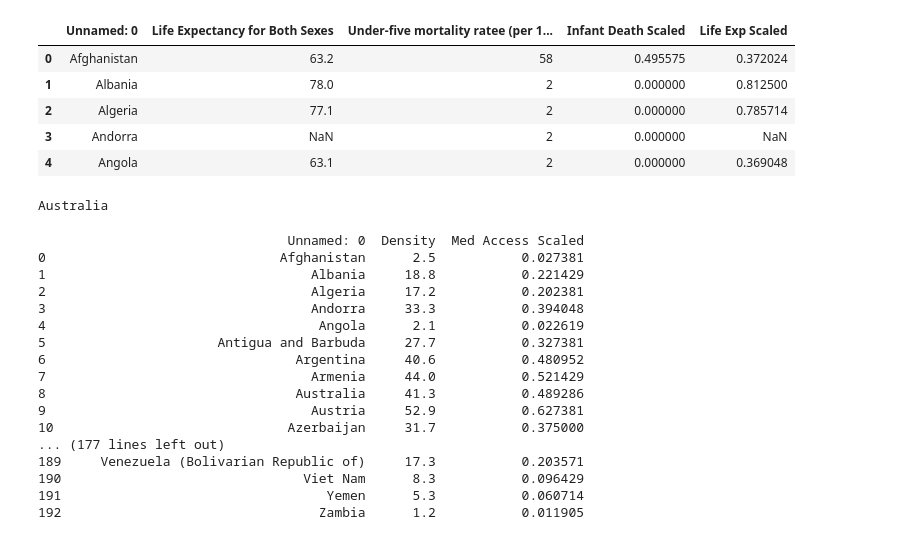
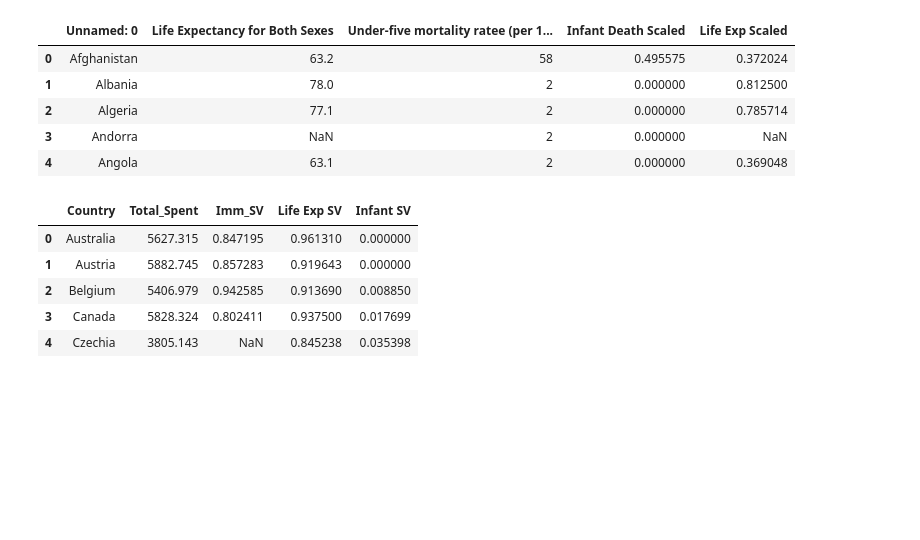
Before and after one commit to mko02/BeastCancer, a Jupyter notebook: MAIN.ipynb, the cells around one changed output. Cells and saved outputs as stored; diff of their text form; code cells hidden in the pictures; blank space fills up the shorter version.

```diff
--- a/MAIN.ipynb
+++ b/MAIN.ipynb
@@ -96,7 +89,7 @@ def add_sv(row, df, col):
 # %%
 
 
-update_df = pd.read_csv("CSV/full_dataset.csv")
+update_df = pd.read_csv("CSV/full_dataset2.csv")
 
 # country = update_df.iloc[1]["Country"]
 # print(country)
@@ -105,44 +98,25 @@ update_df = pd.read_csv("CSV/full_dataset.csv")
 # print(len(country_df.index))
 # country_df.head()
 
-print(update_df.iloc[0]["Country"])
-
 update_df["Life Exp SV"] = update_df.apply(lambda x: add_sv(x, life_exp_df, "Life Exp Scaled"), axis=1)
 update_df["Infant SV"] = update_df.apply(lambda x: add_sv(x, life_exp_df, "Infant Death Scaled"), axis=1)
 
 
-update_df.to_csv('CSV/full_dataset.csv')
+update_df.to_csv('CSV/full_dataset2.csv')
 
 
 #print(mini_important.to_string())
-# %% [output]
-Australia
 # %%
 
 update_df = update_df[["Country", "Total_Spent", "Imm_SV", "Life Exp SV", "Infant SV"]]
-update_df.to_csv('CSV/full_dataset.csv')
+update_df.to_csv('CSV/full_dataset2.csv')
 
-update_df = update_df.dropna()
+#update_df = update_df.dropna()
 update_df.head()
-
-update_df.to_csv('CSV/full_dataset.csv')
+# %% [output]
+|  | Country | Total_Spent | Imm_SV | Life Exp SV | Infant SV |
+| 0 | Australia | 5627.315 | 0.847195 | 0.961310 | 0.000000 |
+| 1 | Austria | 5882.745 | 0.857283 | 0.919643 | 0.000000 |
+| 2 | Belgium | 5406.979 | 0.942585 | 0.913690 | 0.008850 |
+| 3 | Canada | 5828.324 | 0.802411 | 0.937500 | 0.017699 |
+| 4 | Czechia | 3805.143 | NaN | 0.845238 | 0.035398 |
-# %%
-print(mini_medical_doctors_access_df.to_string())
-# %% [output]
-                                Unnamed: 0  Density  Med Access Scaled
-0                              Afghanistan      2.5           0.027381
-1                                  Albania     18.8           0.221429
-2                                  Algeria     17.2           0.202381
-3                                  Andorra     33.3           0.394048
-4                                   Angola      2.1           0.022619
-5                      Antigua and Barbuda     27.7           0.327381
-6                                Argentina     40.6           0.480952
-7                                  Armenia     44.0           0.521429
-8                                Australia     41.3           0.489286
-9                                  Austria     52.9           0.627381
-10                              Azerbaijan     31.7           0.375000
-... (177 lines left out)
-189     Venezuela (Bolivarian Republic of)     17.3           0.203571
-190                               Viet Nam      8.3           0.096429
-191                                  Yemen      5.3           0.060714
-192                                 Zambia      1.2           0.011905
```
Also changed, not shown: parts of 3 cells of this notebook, 7 other files.
